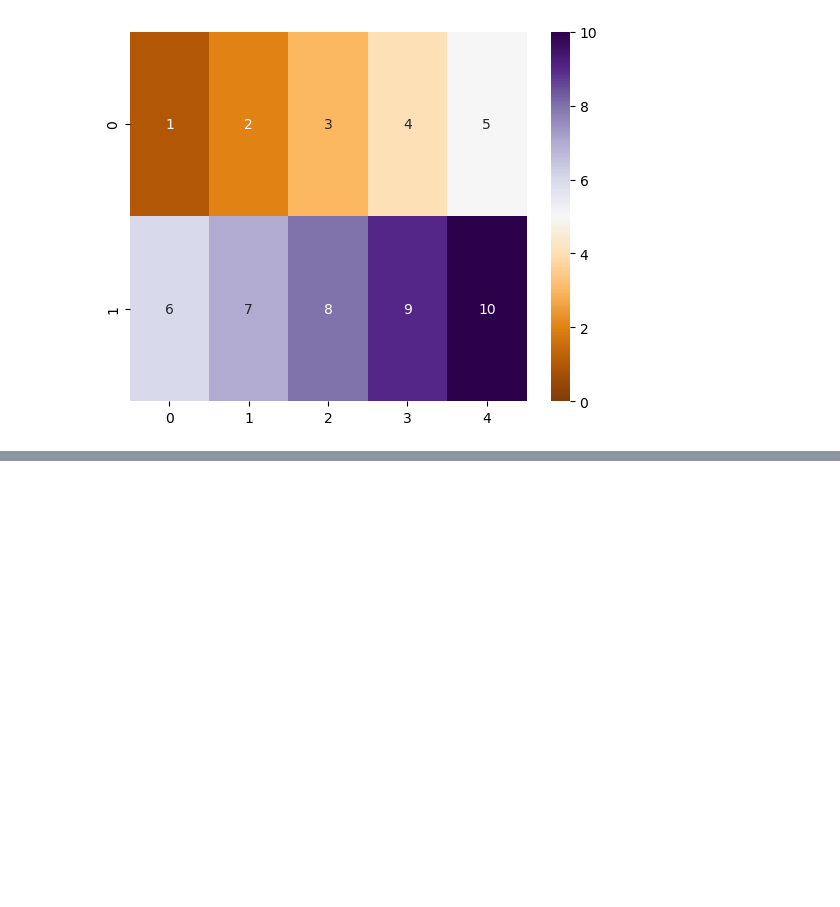
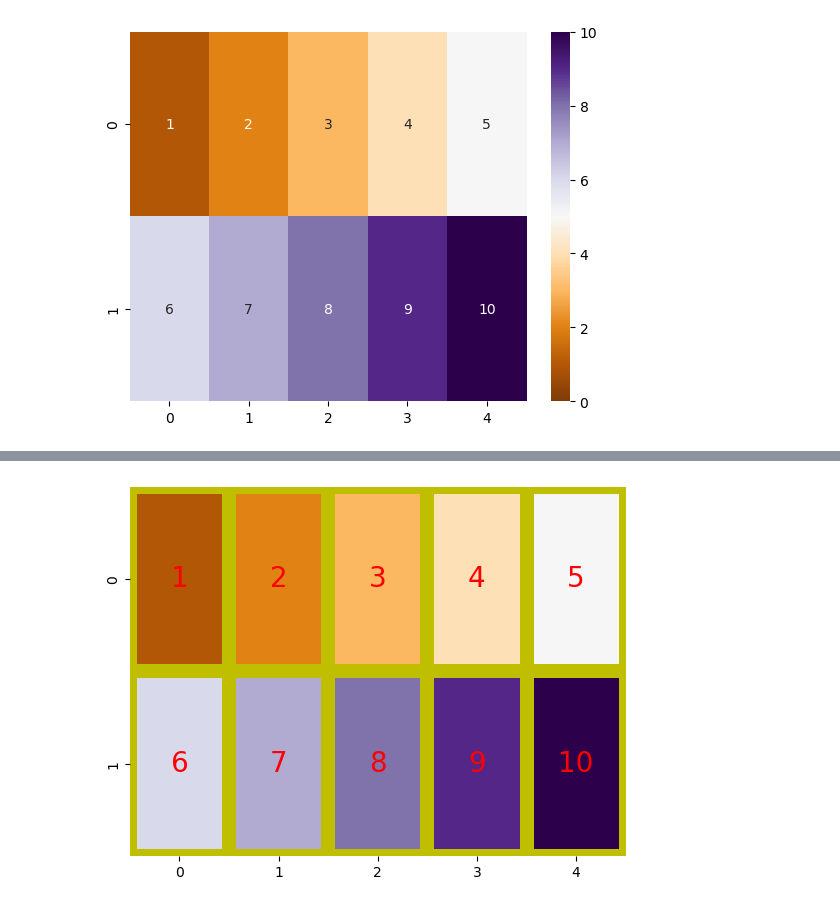
Before and after one commit to NiShApOkHaReL/100DaysOfDataScience, a Jupyter notebook: 11. Day - 11 Seaborn/Seaborn part-2.ipynb, the cells around one changed output, grey strips where cells are left out. Saved outputs shown, nothing was run; the diff lists cells and outputs as text; code cells hidden in the pictures; blank space fills up the shorter version.

```diff
--- a/11. Day - 11 Seaborn/Seaborn part-2.ipynb
+++ b/11. Day - 11 Seaborn/Seaborn part-2.ipynb
@@ -232,0 +257,6 @@ sns.heatmap(var,vmin=0, vmax=10, cmap='PuOr', annot = True)
+# %%
+y={"fontsize":20, "color":"r"}
+sns.heatmap(var,vmin=0, vmax=10, cmap='PuOr', annot =True, annot_kws=y, linewidth=10, linecolor= "y", cbar=False)
+plt.show()
+# %% [output]
+[figure, added]
```
Also changed, not shown: parts of 9 cells of this notebook.
